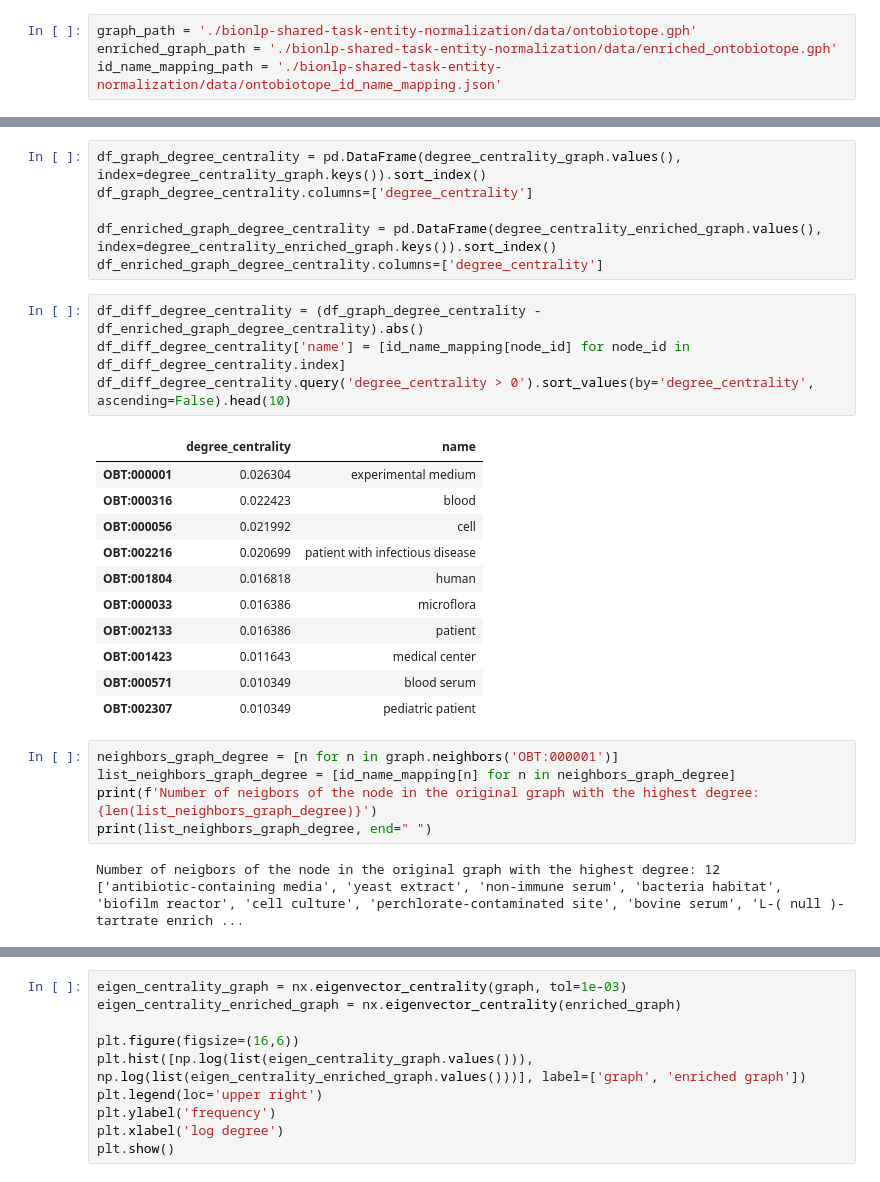
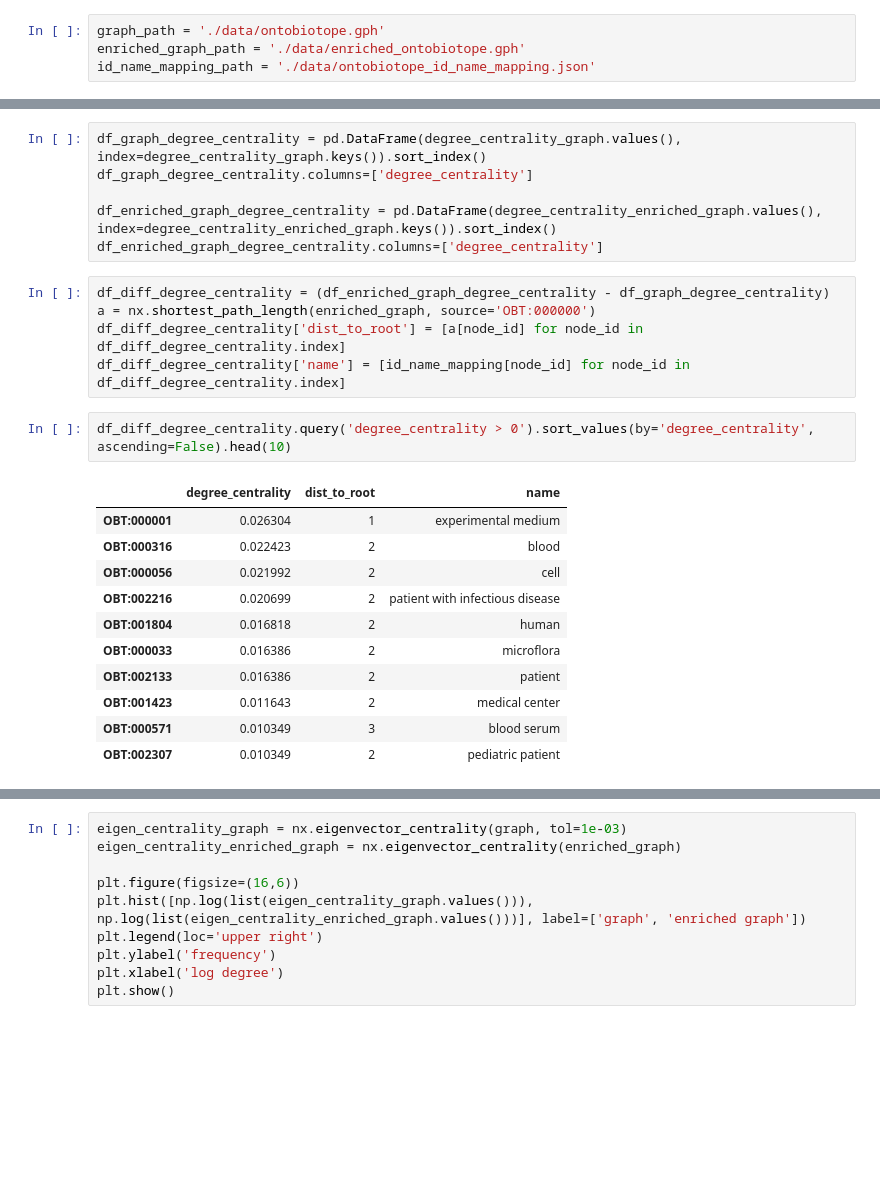
Before and after one commit to Pselen/semantic-search-using-ontobiotope, a Jupyter notebook: OntoBiotopeGraphAnalytics.ipynb, the cells around one changed output, grey strips where cells are left out. Drawn from its saved outputs; the diff is of its cells as text; blank space fills up the shorter version.

```diff
--- a/OntoBiotopeGraphAnalytics.ipynb
+++ b/OntoBiotopeGraphAnalytics.ipynb
@@ -5,9 +19,9 @@ import numpy as np
 import pandas as pd
 import json
 # %%
-graph_path = './bionlp-shared-task-entity-normalization/data/ontobiotope.gph'
-enriched_graph_path = './bionlp-shared-task-entity-normalization/data/enriched_ontobiotope.gph'
-id_name_mapping_path = './bionlp-shared-task-entity-normalization/data/ontobiotope_id_name_mapping.json'
+graph_path = './data/ontobiotope.gph'
+enriched_graph_path = './data/enriched_ontobiotope.gph'
+id_name_mapping_path = './data/ontobiotope_id_name_mapping.json'
 # %%
 graph = nx.read_edgelist(graph_path, data=False)
 enriched_graph = nx.read_edgelist(enriched_graph_path, data=False)
@@ -57,27 +120,22 @@ df_graph_degree_centrality.columns=['degree_centrality']
 
 df_enriched_graph_degree_centrality = pd.DataFrame(degree_centrality_enriched_graph.values(), index=degree_centrality_enriched_graph.keys()).sort_index()
 df_enriched_graph_degree_centrality.columns=['degree_centrality']
+# %%
+df_diff_degree_centrality = (df_enriched_graph_degree_centrality - df_graph_degree_centrality)
+a = nx.shortest_path_length(enriched_graph, source='OBT:000000')
+df_diff_degree_centrality['dist_to_root'] = [a[node_id] for node_id in df_diff_degree_centrality.index]
+df_diff_degree_centrality['name'] = [id_name_mapping[node_id] for node_id in df_diff_degree_centrality.index]
 # %%
-df_diff_degree_centrality = (df_graph_degree_centrality - df_enriched_graph_degree_centrality).abs()
-df_diff_degree_centrality['name'] = [id_name_mapping[node_id] for node_id in df_diff_degree_centrality.index]
 df_diff_degree_centrality.query('degree_centrality > 0').sort_values(by='degree_centrality', ascending=False).head(10)
 # %% [output]
-|  | degree_centrality | name |
-| OBT:000001 | 0.026304 | experimental medium |
-| OBT:000316 | 0.022423 | blood |
-| OBT:000056 | 0.021992 | cell |
-| OBT:002216 | 0.020699 | patient with infectious disease |
-| OBT:001804 | 0.016818 | human |
-| OBT:000033 | 0.016386 | microflora |
-| OBT:002133 | 0.016386 | patient |
-| OBT:001423 | 0.011643 | medical center |
-| OBT:000571 | 0.010349 | blood serum |
-| OBT:002307 | 0.010349 | pediatric patient |
+|  | degree_centrality | dist_to_root | name |
+| OBT:000001 | 0.026304 | 1 | experimental medium |
+| OBT:000316 | 0.022423 | 2 | blood |
+| OBT:000056 | 0.021992 | 2 | cell |
+| OBT:002216 | 0.020699 | 2 | patient with infectious disease |
+| OBT:001804 | 0.016818 | 2 | human |
+| OBT:000033 | 0.016386 | 2 | microflora |
+| OBT:002133 | 0.016386 | 2 | patient |
+| OBT:001423 | 0.011643 | 2 | medical center |
+| OBT:000571 | 0.010349 | 3 | blood serum |
+| OBT:002307 | 0.010349 | 2 | pediatric patient |
-# %%
-neighbors_graph_degree = [n for n in graph.neighbors('OBT:000001')]
-list_neighbors_graph_degree = [id_name_mapping[n] for n in neighbors_graph_degree]
-print(f'Number of neigbors of the node in the original graph with the highest degree: {len(list_neighbors_graph_degree)}')
-print(list_neighbors_graph_degree, end=" ")
-# %% [output]
-Number of neigbors of the node in the original graph with the highest degree: 12
-['antibiotic-containing media', 'yeast extract', 'non-immune serum', 'bacteria habitat', 'biofilm reactor', 'cell culture', 'perchlorate-contaminated site', 'bovine serum', 'L-( null )-tartrate enrich ...
```
Also changed, not shown: parts of 28 cells of this notebook.
